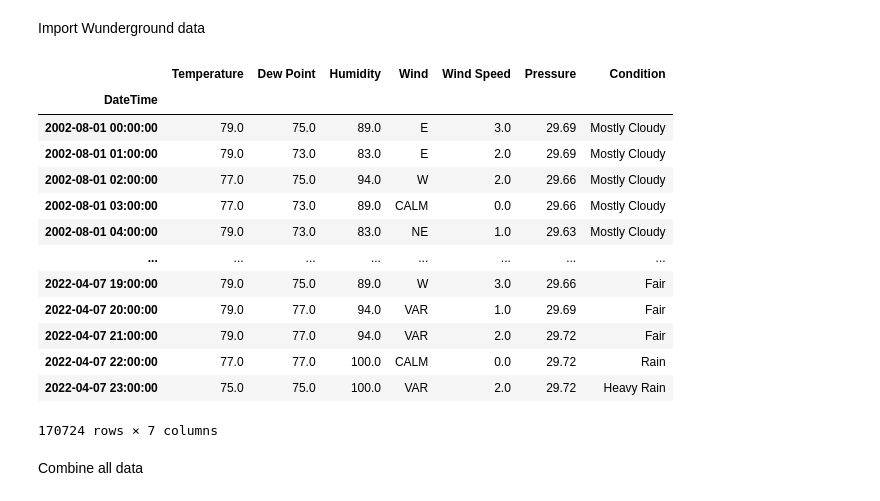
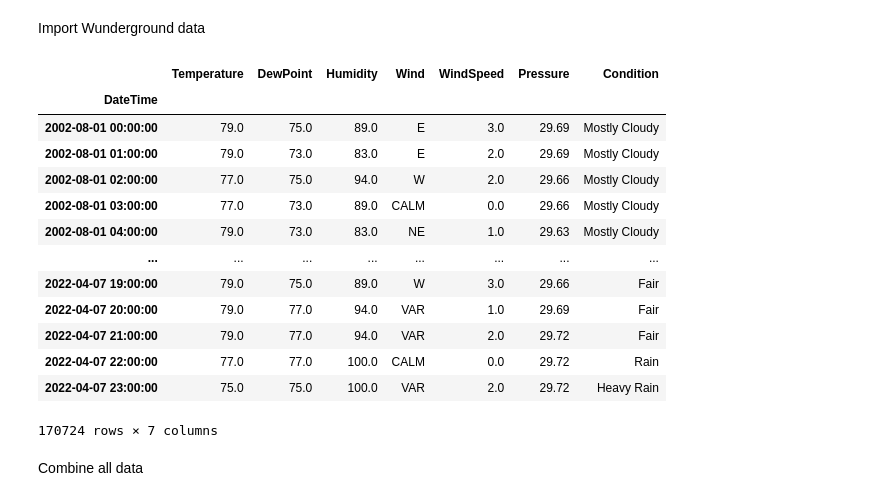
Before and after one commit to farisawal/lstm-rainfall, a Jupyter notebook: data-prep.ipynb, the cells around one changed output. Cells and saved outputs as stored; diff of their text form; code cells hidden in the pictures.

```diff
--- a/data-prep.ipynb
+++ b/data-prep.ipynb
@@ -81,15 +82,16 @@ Import Wunderground data
 # %%
 feature_data = pd.read_csv("lawas/rainfall-feature-wunderground.csv")
 feature_data.rename(columns={"Time":"DateTime"},inplace=True)
 feature_data["DateTime"] = pd.to_datetime(feature_data["DateTime"], format="%Y-%m-%d %H:%M:%S%z")
 feature_data["DateTime"] = feature_data["DateTime"].dt.tz_localize(None)
 feature_data.set_index("DateTime",inplace=True)
 feature_data.drop(columns={"Wind Gust", "Precip."}, inplace=True)
 feature_data.fillna({"Wind Speed":0}, inplace=True)
 feature_data.ffill(inplace=True)
+feature_data.rename(columns={"Dew Point": "DewPoint", "Wind Speed": "WindSpeed"}, inplace=True)
 feature_data
 # %% [output]
-|  | Temperature | Dew Point | Humidity | Wind | Wind Speed | Pressure | Condition |
+|  | Temperature | DewPoint | Humidity | Wind | WindSpeed | Pressure | Condition |
 | DateTime |  |  |  |  |  |  |  |
 | 2002-08-01 00:00:00 | 79.0 | 75.0 | 89.0 | E | 3.0 | 29.69 | Mostly Cloudy |
 | 2002-08-01 01:00:00 | 79.0 | 73.0 | 83.0 | E | 2.0 | 29.69 | Mostly Cloudy |
```
Also changed, not shown: parts of 11 cells of this notebook, 5 other files.
